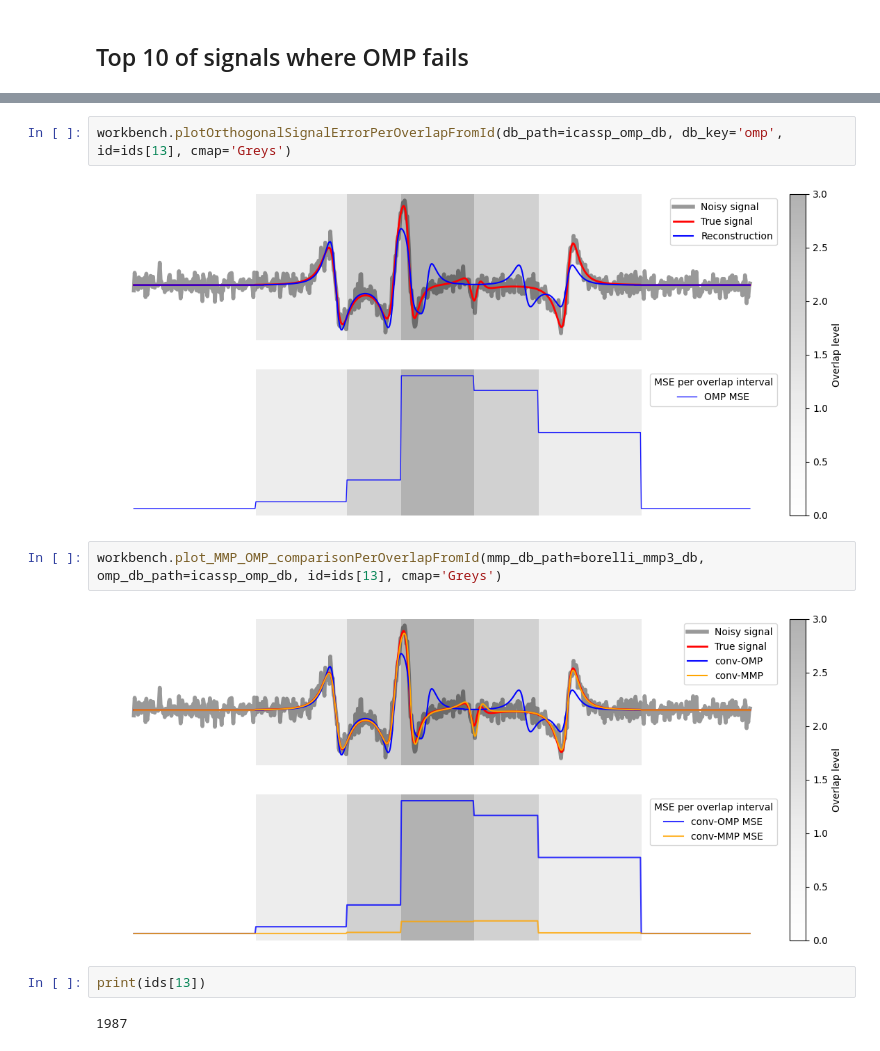
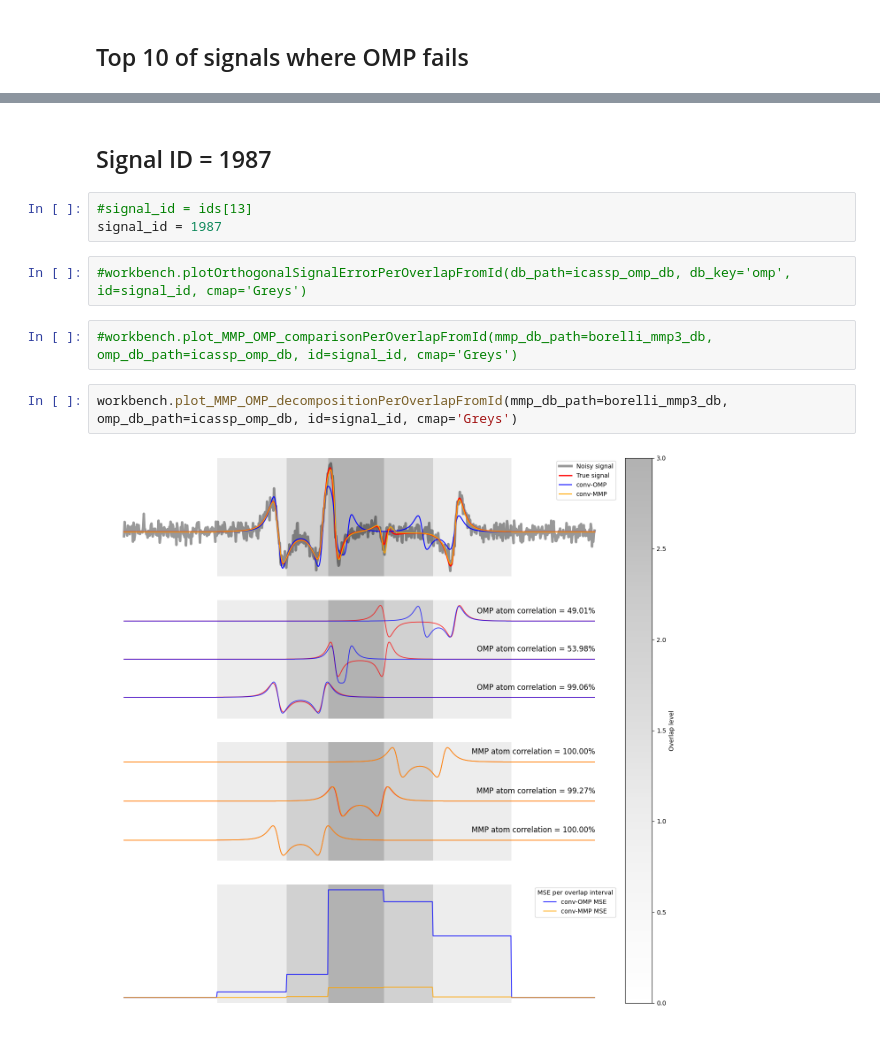
Before and after one commit to yanisgomes/csc, a Jupyter notebook: icassp/report/mmpdf_overlap_metrics.ipynb, the cells around one changed output, grey strips where cells are left out. Cells and saved outputs as stored; diff of their text form.

```diff
--- a/icassp/report/mmpdf_overlap_metrics.ipynb
+++ b/icassp/report/mmpdf_overlap_metrics.ipynb
@@ -115,12 +72,13 @@ print(ids)
+# %% [markdown]
+## Signal ID = 1987
+# %%
+#signal_id = ids[13]
+signal_id = 1987
 # %%
-workbench.plotOrthogonalSignalErrorPerOverlapFromId(db_path=icassp_omp_db, db_key='omp', id=ids[13], cmap='Greys')
+#workbench.plotOrthogonalSignalErrorPerOverlapFromId(db_path=icassp_omp_db, db_key='omp', id=signal_id, cmap='Greys')
-# %% [output]
-[figure, removed]
+# %%
+#workbench.plot_MMP_OMP_comparisonPerOverlapFromId(mmp_db_path=borelli_mmp3_db, omp_db_path=icassp_omp_db, id=signal_id, cmap='Greys')
 # %%
-workbench.plot_MMP_OMP_comparisonPerOverlapFromId(mmp_db_path=borelli_mmp3_db, omp_db_path=icassp_omp_db, id=ids[13], cmap='Greys')
+workbench.plot_MMP_OMP_decompositionPerOverlapFromId(mmp_db_path=borelli_mmp3_db, omp_db_path=icassp_omp_db, id=signal_id, cmap='Greys')
 # %% [output]
-[figure, old version]
+[figure, new version]
-# %%
-print(ids[13])
-# %% [output]
-1987
```
Also changed, not shown: parts of 4 cells of this notebook, 2 other files.
